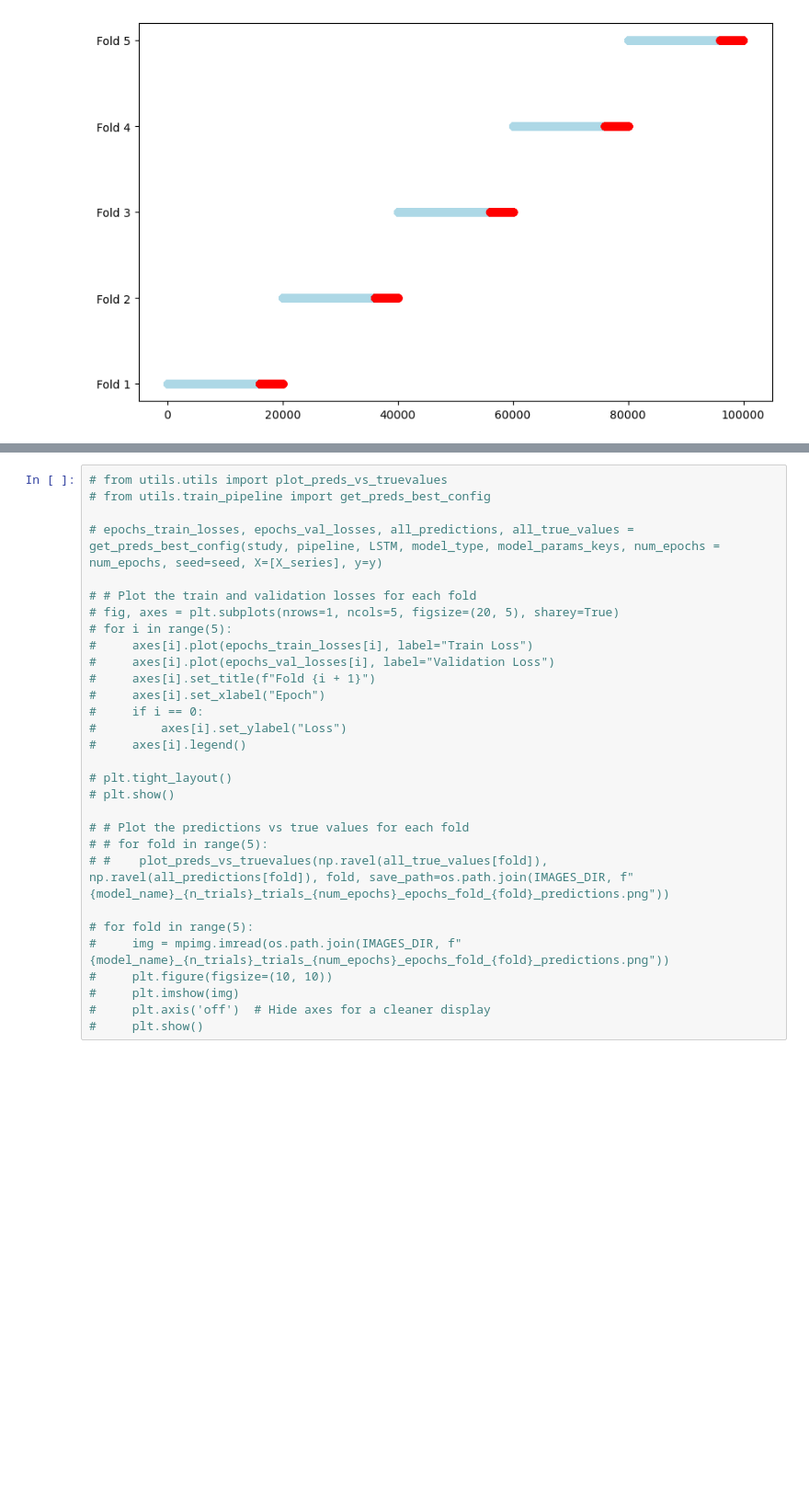
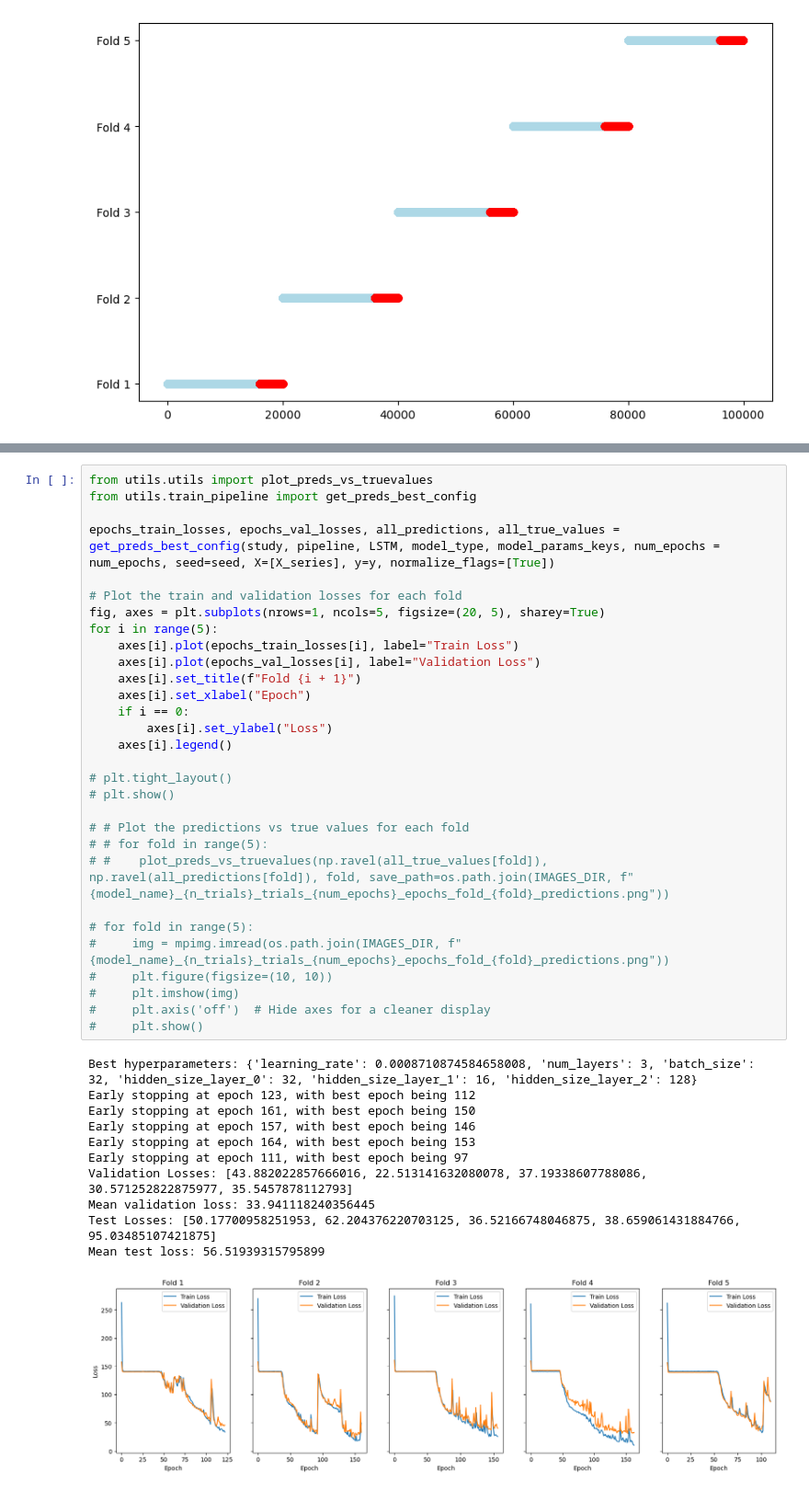
Before and after one commit to MiguelGarcaoSilva/motifpred, a Jupyter notebook: code/casestudy_syntheticdata1/casestudy_lstm.ipynb, the cells around one changed output, grey strips where cells are left out. Shown: that part at 92% size. Cells and saved outputs as stored; diff of their text form; blank space fills up the shorter version.

```diff
--- a/code/casestudy_syntheticdata1/casestudy_lstm.ipynb
+++ b/code/casestudy_syntheticdata1/casestudy_lstm.ipynb
@@ -161,35 +161,47 @@ Mean test MAE: 4.428 std: 1.535
 Mean test RMSE: 7.396 std: 1.348
 [figure]
 # %%
-# from utils.utils import plot_preds_vs_truevalues
-# from utils.train_pipeline import get_preds_best_config
+from utils.utils import plot_preds_vs_truevalues
+from utils.train_pipeline import get_preds_best_config
 
-# epochs_train_losses, epochs_val_losses, all_predictions, all_true_values = get_preds_best_config(study, pipeline, LSTM, model_type, model_params_keys, num_epochs = num_epochs, seed=seed, X=[X_series], y=y)
+epochs_train_losses, epochs_val_losses, all_predictions, all_true_values = get_preds_best_config(study, pipeline, LSTM, model_type, model_params_keys, num_epochs = num_epochs, seed=seed, X=[X_series], y=y, normalize_flags=[True])
 
-# # Plot the train and validation losses for each fold
-# fig, axes = plt.subplots(nrows=1, ncols=5, figsize=(20, 5), sharey=True)
-# for i in range(5):
-#     axes[i].plot(epochs_train_losses[i], label="Train Loss")
-#     axes[i].plot(epochs_val_losses[i], label="Validation Loss")
-#     axes[i].set_title(f"Fold {i + 1}")
-#     axes[i].set_xlabel("Epoch")
-#     if i == 0:
-#         axes[i].set_ylabel("Loss")
-#     axes[i].legend()
+# Plot the train and validation losses for each fold
+fig, axes = plt.subplots(nrows=1, ncols=5, figsize=(20, 5), sharey=True)
+for i in range(5):
+    axes[i].plot(epochs_train_losses[i], label="Train Loss")
+    axes[i].plot(epochs_val_losses[i], label="Validation Loss")
+    axes[i].set_title(f"Fold {i + 1}")
+    axes[i].set_xlabel("Epoch")
+    if i == 0:
+        axes[i].set_ylabel("Loss")
+    axes[i].legend()
 
 # plt.tight_layout()
 # plt.show()
 
 # # Plot the predictions vs true values for each fold
 # # for fold in range(5):
 # #    plot_preds_vs_truevalues(np.ravel(all_true_values[fold]), np.ravel(all_predictions[fold]), fold, save_path=os.path.join(IMAGES_DIR, f"{model_name}_{n_trials}_trials_{num_epochs}_epochs_fold_{fold}_predictions.png"))
 
 # for fold in range(5):
 #     img = mpimg.imread(os.path.join(IMAGES_DIR, f"{model_name}_{n_trials}_trials_{num_epochs}_epochs_fold_{fold}_predictions.png"))
 #     plt.figure(figsize=(10, 10))
 #     plt.imshow(img)
 #     plt.axis('off')  # Hide axes for a cleaner display
 #     plt.show()
+# %% [output]
+Best hyperparameters: {'learning_rate': 0.0008710874584658008, 'num_layers': 3, 'batch_size': 32, 'hidden_size_layer_0': 32, 'hidden_size_layer_1': 16, 'hidden_size_layer_2': 128}
+Early stopping at epoch 123, with best epoch being 112
+Early stopping at epoch 161, with best epoch being 150
+Early stopping at epoch 157, with best epoch being 146
+Early stopping at epoch 164, with best epoch being 153
+Early stopping at epoch 111, with best epoch being 97
+Validation Losses: [43.882022857666016, 22.513141632080078, 37.19338607788086, 30.571252822875977, 35.5457878112793]
+Mean validation loss: 33.941118240356445
+Test Losses: [50.17700958251953, 62.204376220703125, 36.52166748046875, 38.659061431884766, 95.03485107421875]
+Mean test loss: 56.51939315795899
+[figure, added]
 # %%
 from models.lstm_pytorch import LSTM
 
```
Also changed, not shown: parts of 7 cells of this notebook, 10 other files.
